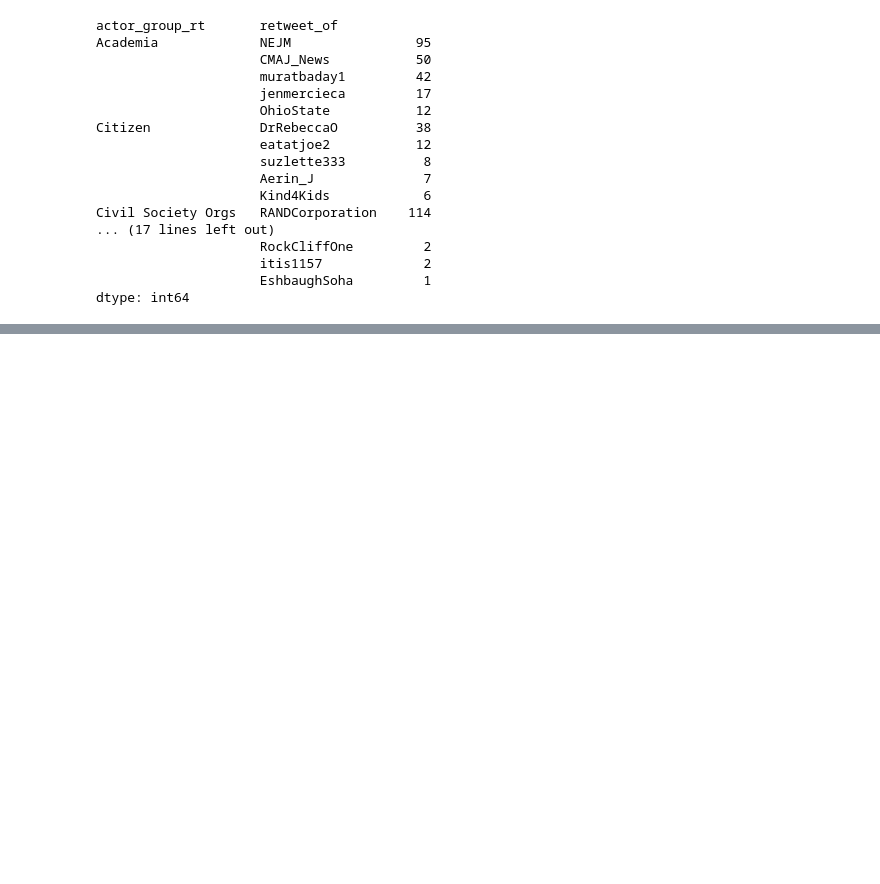
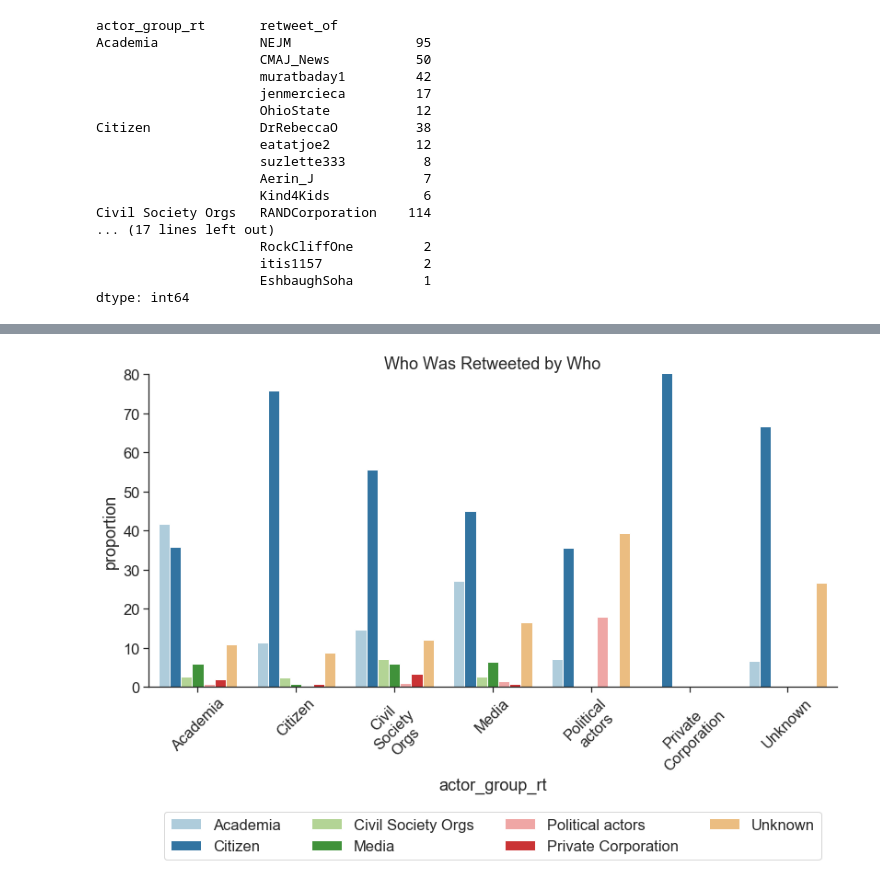
Before and after one commit to ScholCommLab/election-research-tweets, a Jupyter notebook: Election Tweet Analysis.ipynb, the cells around one changed output, grey strips where cells are left out. Saved outputs shown, nothing was run; the diff lists cells and outputs as text; code cells hidden in the pictures; blank space fills up the shorter version.

```diff
--- a/Election Tweet Analysis.ipynb
+++ b/Election Tweet Analysis.ipynb
@@ -270,0 +293,13 @@ plt.savefig('who_RTs_who.png')
+# %%
+bars_who_rt_who(dfa, 'by', 'CDN')
+plt.savefig('who_is_RTed_by_who_CDN.png')
+plt.clf()
+
+bars_who_rt_who(dfa, 'by', 'USA')
+plt.savefig('who_is_RTed_by_who_USA.png')
+plt.clf()
+
+bars_who_rt_who(dfa, 'by')
+plt.savefig('who_is_RTed_by_who_.png')
+# %% [output]
+[figure, added]
```
Also changed, not shown: parts of 18 cells of this notebook.
